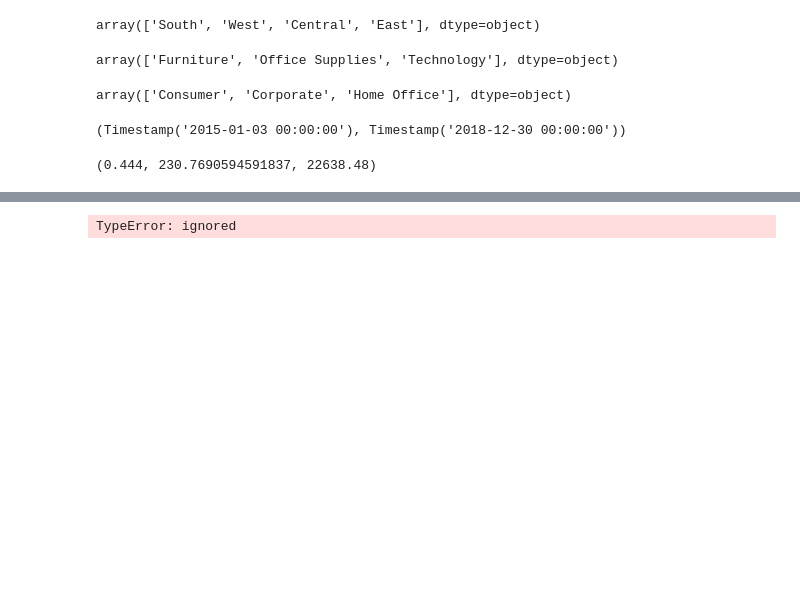
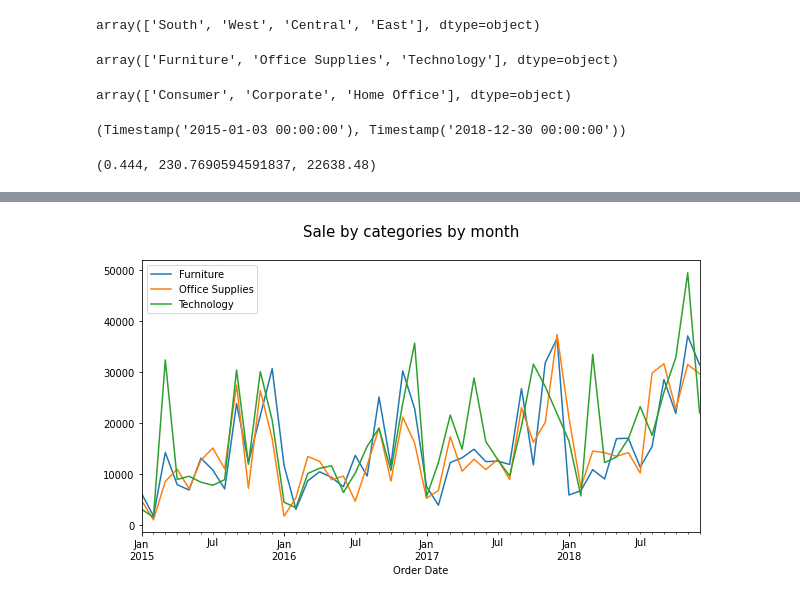
Before and after one commit to quangviet/python4engineer, a Jupyter notebook: Problem_4/problem_4.ipynb, the cells around one changed output, grey strips where cells are left out. Drawn from its saved outputs; the diff is of its cells as text; code cells hidden in the pictures; blank space fills up the shorter version.

```diff
--- a/Problem_4/problem_4.ipynb
+++ b/Problem_4/problem_4.ipynb
@@ -208,18 +201,14 @@ df['Sales'].min(), df['Sales'].mean(), df['Sales'].max()
 # %%
-X = df.groupby([df['Category'], df['Order Date'].dt.to_period('M')])['Sales'].sum().reset_index()
-# F = X.groupby(df['Category']).sum()
+X = df.groupby([df['Category'], df['Order Date'].dt.to_period('M')])['Sales'].sum().reset_index().set_index('Order Date')
 
-y = X[X['Category'] == 'Furniture']
-y[:,1]
+plt.figure(figsize=(10, 5)).suptitle('Sale by categories by month', fontsize = 15)
+ax = plt.gca()
+for i in X['Category'].unique():
+  X[X['Category'] == i].plot(ax = ax, label = i, y = 'Sales')
 
-
-# plt.figure(figsize=(10, 5))
-# for i in range(4):
-#     plt.plot(X[X['Category'] == 'Furniture'][)
-#     plt.legend(loc='best')
-# plt.show()
+plt.show()
 # %% [output]
-TypeError: ignored
+[figure, added]
 # %%
 X = df.groupby(df['Order Date'].dt.to_period('M'))['Sales'].sum()
 
```
Also changed, not shown: parts of 32 cells of this notebook.
